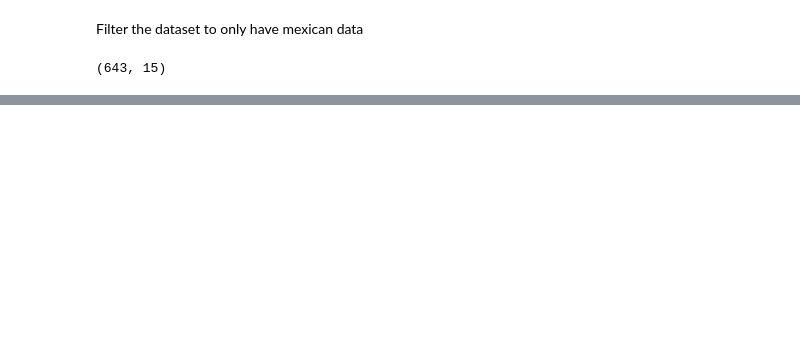
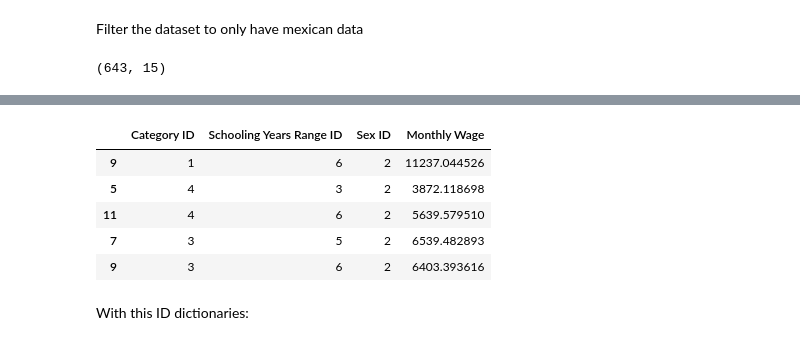
Before and after one commit to Joacimxd/MachineLearningProject, a Jupyter notebook: ProjectNotebook.ipynb, the cells around one changed output, grey strips where cells are left out. Saved outputs shown, nothing was run; the diff lists cells and outputs as text; code cells hidden in the pictures; blank space fills up the shorter version.

```diff
--- a/ProjectNotebook.ipynb
+++ b/ProjectNotebook.ipynb
@@ -29,0 +82,13 @@ df[df['salary'] == '>50K']
+# %%
+sex_and_education_paths = ['.\\Documents\\MachineLearningProject\\actividades administrativas\\Salario-segun-sexo-y-escolaridad-en-segundo-trimestre-de-2024-trabajadores-totales (2)\\Salario-segun-sexo-y-escolaridad-en-segundo-trimestre-de-2024-trabajadores-totales.csv',
+                           '.\\Documents\\MachineLearningProject\\Comerciantes y Venta\\Salario-segun-sexo-y-escolaridad-en-segundo-trimestre-de-2024-trabajadores-totales (1)\\Salario-segun-sexo-y-escolaridad-en-segundo-trimestre-de-2024-trabajadores-totales.csv',
+                           '.\\Documents\\MachineLearningProject\\Funcionarios directores y jefes\\Salario-segun-sexo-y-escolaridad-en-segundo-trimestre-de-2024-trabajadores-totales (3)\\Salario-segun-sexo-y-escolaridad-en-segundo-trimestre-de-2024-trabajadores-totales.csv',
+                           '.\\Documents\\MachineLearningProject\\Profesionistas y Tecnicos\\Salario-segun-sexo-y-escolaridad-en-segundo-trimestre-de-2024-trabajadores-totales\\Salario-segun-sexo-y-escolaridad-en-segundo-trimestre-de-2024-trabajadores-totales.csv'
+                        ]
+
+sex_and_education_dfs = []
+for path in sex_and_education_paths:
+    sex_and_education_dfs.append(pd.read_csv(path))
+
+sex_and_education_df = pd.concat(sex_and_education_dfs, axis = 0)
+sex_and_education_df.sample()
@@ -29,0 +127,3 @@ df[df['salary'] == '>50K']
+# %%
+sex_and_education_df.pop('Schooling Years Range')
+sex_and_education_df.sample()
@@ -29,0 +213,11 @@ df[df['salary'] == '>50K']
+# %%
+sex_and_education_df.sample(5)
+# %% [output]
+|  | Category ID | Schooling Years Range ID | Sex ID | Monthly Wage |
+| 9 | 1 | 6 | 2 | 11237.044526 |
+| 5 | 4 | 3 | 2 | 3872.118698 |
+| 11 | 4 | 6 | 2 | 5639.579510 |
+| 7 | 3 | 5 | 2 | 6539.482893 |
+| 9 | 3 | 6 | 2 | 6403.393616 |
+# %% [markdown]
+With this ID dictionaries:
```
Also changed, not shown: parts of 43 cells of this notebook.
